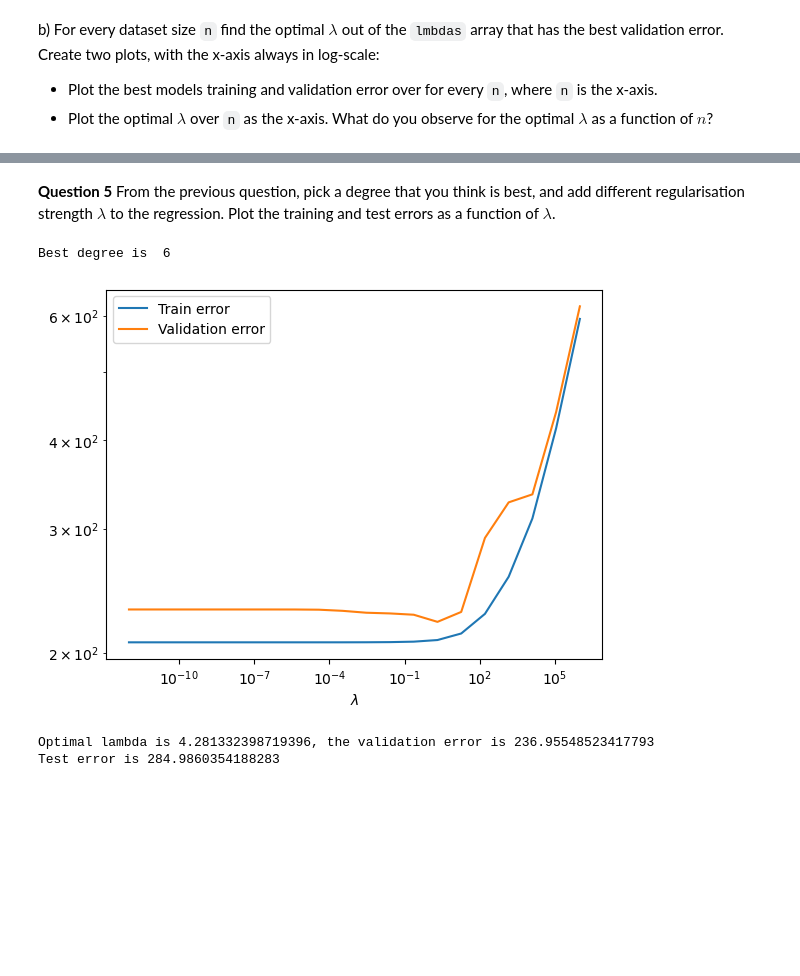
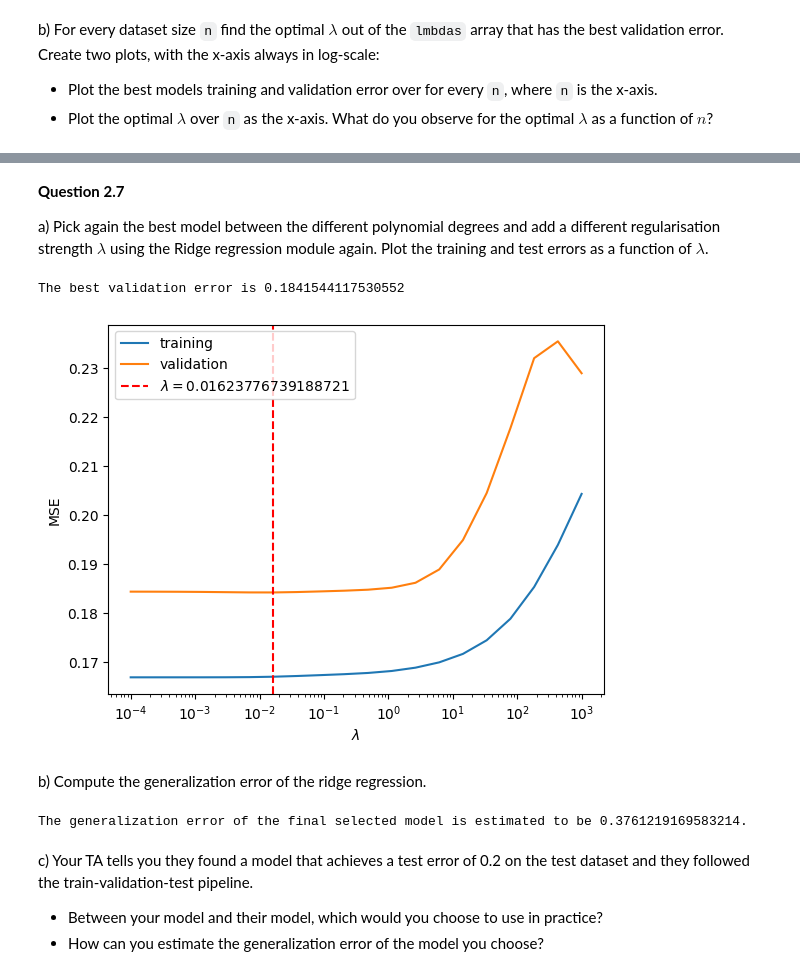
Before and after one commit to SPOC-group/phys-467-exercises, a Jupyter notebook: 2025/Exercise_2_regression/ex2_regression_solutions.ipynb, the cells around one changed output, grey strips where cells are left out. Drawn from its saved outputs; the diff is of its cells as text; code cells hidden in the pictures; blank space fills up the shorter version.

```diff
--- a/2025/Exercise_2_regression/ex2_regression_solutions.ipynb
+++ b/2025/Exercise_2_regression/ex2_regression_solutions.ipynb
@@ -308,7 +308,7 @@ Is there one lambda which is optimal for all `n`?
 # %%
 trainset_sizes = np.logspace(0.5,5,100).astype(int)
 
-for lmbda in [100.0,1.0,0.0001]:
+for lmbda in [10000.0,100.0,1.0,0.0001]:
     train_errors = []
     validation_errors = []
 
@@ -423,0 +428,20 @@ plt.legend();
+# %%
+best_degree = degrees[np.argmin(val_errors)]
+print('Best degree is ', best_degree)
+X_train_poly = non_interacting_polyfeat(X_train, best_degree)
+linear_regression_sk.fit(X_train_poly, y_train)
+
+y_val_pred_poly = linear_regression_sk.predict(non_interacting_polyfeat(X_validation, best_degree))
+y_train_pred_poly = linear_regression_sk.predict(non_interacting_polyfeat(X_train, best_degree))
+print(f"The training error is {mean_squared_error(y_train, y_train_pred_poly)}.")
+print(f"The validation error is {mean_squared_error(y_validation, y_val_pred_poly)}.")
+
+plt.plot(np.linspace(np.min(y_validation),np.max(y_validation),100),np.linspace(np.min(y_validation),np.max(y_validation),100),ls="--",c="r", label='diagonal')
+plt.scatter(y_validation, y_val_pred_poly, marker='.',alpha=0.3,label='validation data $(y,\hat{y})$')
+plt.xlabel('$y$ (true $T_c$)')
+plt.grid()
+plt.ylabel('$\hat{y}$ (predicted $T_c$)');
+plt.xlim(-1,3)
+plt.ylim(-2,4)
+plt.legend()
+print("It is hard to tell the difference, so we have to rely on the validation MSE, which is siginificantly smaller.")
@@ -424,46 +454,51 @@ plt.legend();
 # %% [markdown]
-**Question 5** From the previous question, pick a degree that you think is best, and add different regularisation strength $\lambda$ to the regression. Plot the training and test errors as a function of $\lambda$.
+**Question 2.7**
+
+a) Pick again the best model between the different polynomial degrees and add a different regularisation strength $\lambda$ using the Ridge regression module again. Plot the training and test errors as a function of $\lambda$.
 # %%
-# Add different regularisers to the degree-6 model. Plot the results and find the best value.
-
-best_degree = list(range(1, ndegs))[np.argmin(val_errors)]
-print('Best degree is ', best_degree)
-
-reg_strenghts = np.logspace(-12, 6, 20)
+lmbdas = np.logspace(-4, 3, 20) # regularization parameters you are supposed to use
 
 train_errors = []
 val_errors_lambda = []
 
-for reg_strenght in reg_strenghts:
+for lmbda in lmbdas:
 
     X_train_poly = non_interacting_polyfeat(X_train, k=best_degree)
 
-    ridge_regression = Ridge(alpha=reg_strenght)
+    ridge_regression = Ridge(alpha=lmbda)
     ridge_regression.fit(X_train_poly, y_train)
 
     y_train_pred_poly = ridge_regression.predict(X_train_poly)
     train_errors.append(mean_squared_error(y_train, y_train_pred_poly))
 
     y_val_pred_poly = ridge_regression.predict(non_interacting_polyfeat(X_validation, k=best_degree))
     val_errors_lambda.append(mean_squared_error(y_validation, y_val_pred_poly))
 
-plt.loglog(reg_strenghts, train_errors, label='Train error')
-plt.loglog(reg_strenghts, val_errors_lambda, label='Validation error')
+plt.plot(lmbdas, train_errors, label='training')
+plt.plot(lmbdas, val_errors_lambda, label='validation')
+best_lmbda_idx = np.argmin(val_errors_lambda)
+best_lmbda = lmbdas[best_lmbda_idx]
+plt.axvline(best_lmbda,c='red',linestyle='dashed',label=f'$\lambda=${best_lmbda}')
 plt.xlabel('$\lambda$')
+plt.ylabel('MSE')
+plt.xscale('log')
 plt.legend();
+print(f"The best validation error is {val_errors_lambda[best_lmbda_idx]}")
 # %% [output]
-Best degree is  6
+The best validation error is 0.1841544117530552
-[figure, old version]
+[figure, new version]
+# %% [markdown]
+b) Compute the generalization error of the ridge regression.
 # %%
-lambda_opt = reg_strenghts[np.argmin(val_errors_lambda)]
-print(f'Optimal lambda is {lambda_opt}, the validation error is {np.min(val_errors_lambda)}')
-
-ridge_regression = Ridge(alpha=lambda_opt)
+ridge_regression = Ridge(alpha=best_lmbda)
 ridge_regression.fit(X_train_poly, y_train)
 
 y_test_pred_poly = ridge_regression.predict(non_interacting_polyfeat(X_test, k=best_degree))
 test_error = mean_squared_error(y_test, y_test_pred_poly)
-print(f'Test error is {test_error}')
+print(f'The generalization error of the final selected model is estimated to be {test_error}.')
 # %% [output]
-Optimal lambda is 4.281332398719396, the validation error is 236.95548523417793
-Test error is 284.9860354188283
+The generalization error of the final selected model is estimated to be 0.3761219169583214.
+# %% [markdown]
+c) Your TA tells you they found a model that achieves a test error of 0.2 on the test dataset and they followed the train-validation-test pipeline.
+- Between your model and their model, which would you choose to use in practice?
+- How can you estimate the generalization error of the model you choose?
```
Also changed, not shown: parts of 28 cells of this notebook.
